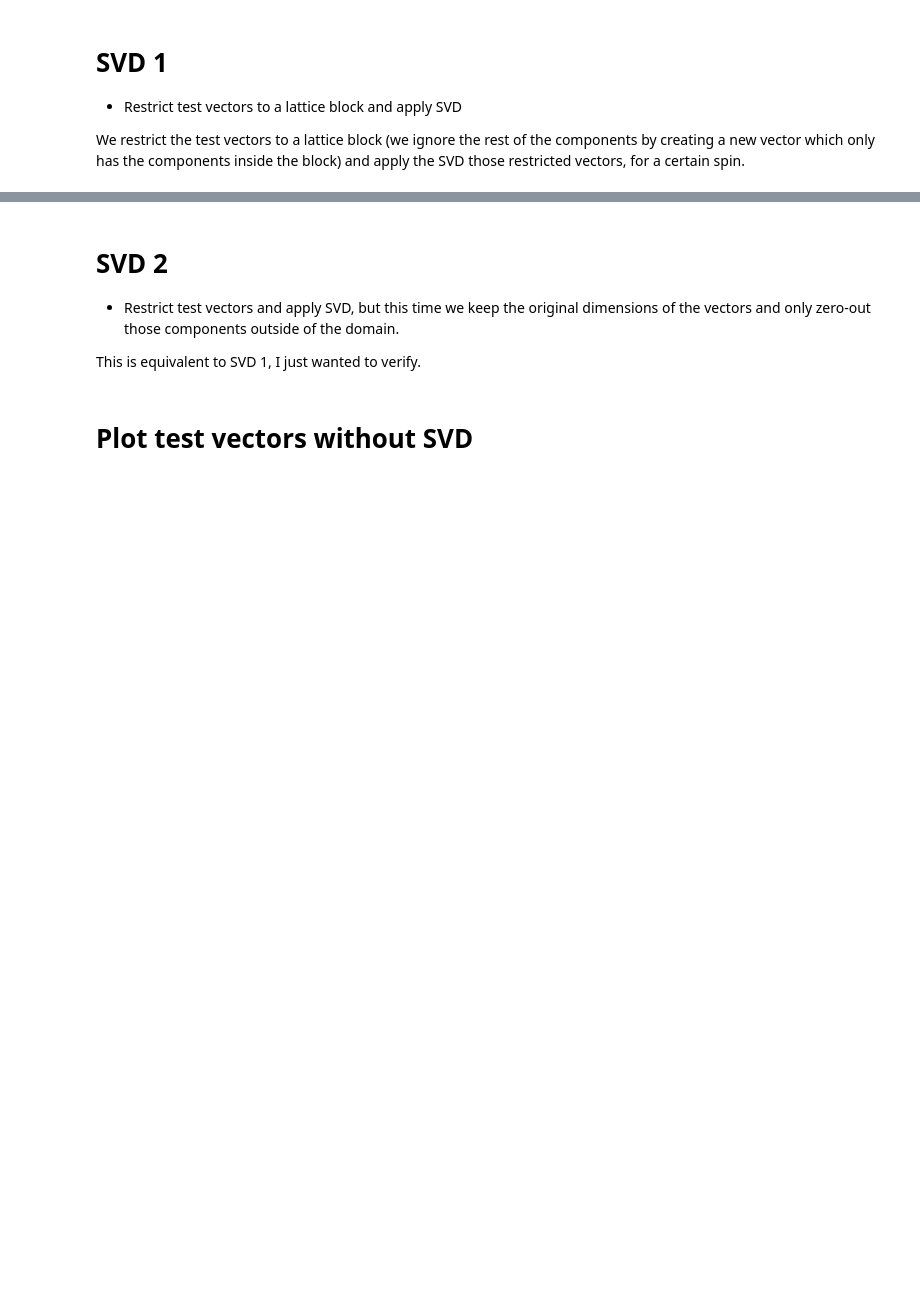
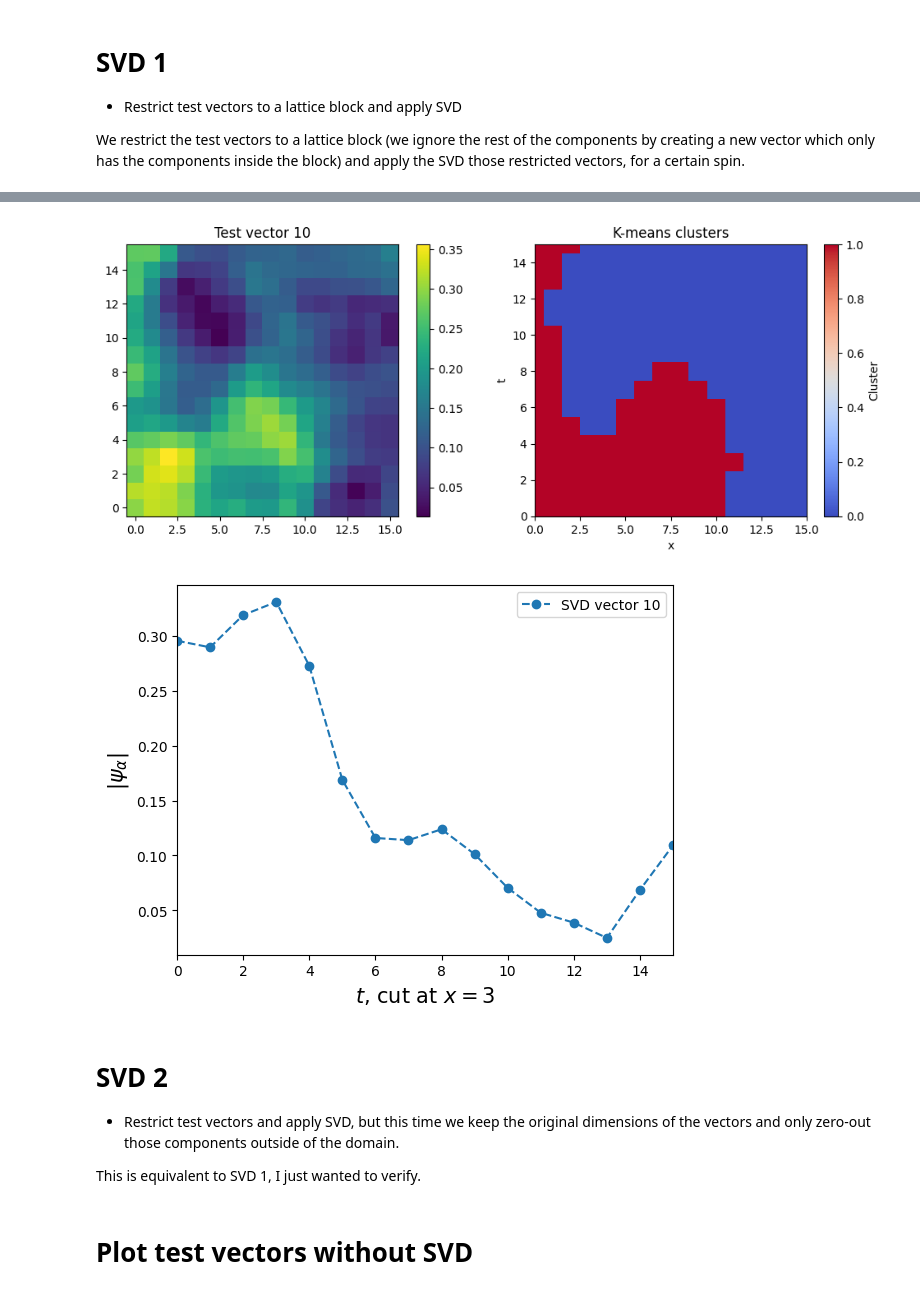
Before and after one commit to JFNCastellanos/TVML, a Jupyter notebook: SVD/SVD.ipynb, the cells around one changed output, grey strips where cells are left out. Drawn from its saved outputs; the diff is of its cells as text; code cells hidden in the pictures; blank space fills up the shorter version.

Commit message:
k means clustering

```diff
--- a/SVD/SVD.ipynb
+++ b/SVD/SVD.ipynb
@@ -41,6 +29,7 @@ print("------------------------")
 
 #[2, "m-018", "-01884",0.008], [4, "m-01023","-01023",0.001], [6, "m-0709","-00709",0.001] [beta, m0_folder, m0_str]
 beta, m0_folder ,m0_str, m0_diff = 4, "m-01023","-01023",0.001
-nconf = 50
+nconf = 0
 NV = 30
 k_rank = 12
+SAP_block_size = 16
@@ -63,16 +75,19 @@ print("Low rank test vectors shape after reshaping",low_rank_tv1.shape)
 # %%
-tvID = 0
+tvID = 10
 xlims = [0,x_elements-1]
 tlims = [0,t_elements-1]
-make_heatmap(low_rank_tv1,xlims,tlims,tvID)
+make_heatmap_and_k_cluster(low_rank_tv1,xlims,tlims,tvID)
 #Plot of a cut
-cut = 0
+cut = 3
 X = np.arange(0,low_rank_tv1.shape[0])
 plt.plot(X,np.abs(low_rank_tv1[:,cut,tvID]),marker='o',linestyle='--',label='SVD vector {0}'.format(tvID))
 plt.legend()
 plt.ylabel(r"$|\psi_\alpha|$",size=15)
 plt.xlabel(r"$t$, cut at $x=${0}".format(cut),size=15)
 plt.xlim(tlims)
 plt.show()
+# %% [output]
+[figure, added]
+[figure, added]
 # %%
 fig_name = "heatmaps_blockID{0}_bsize{1}_beta{2}.pdf".format(blockID,x_elements,beta)
```
Also changed, not shown: parts of 6 cells of this notebook, 6 other files.
